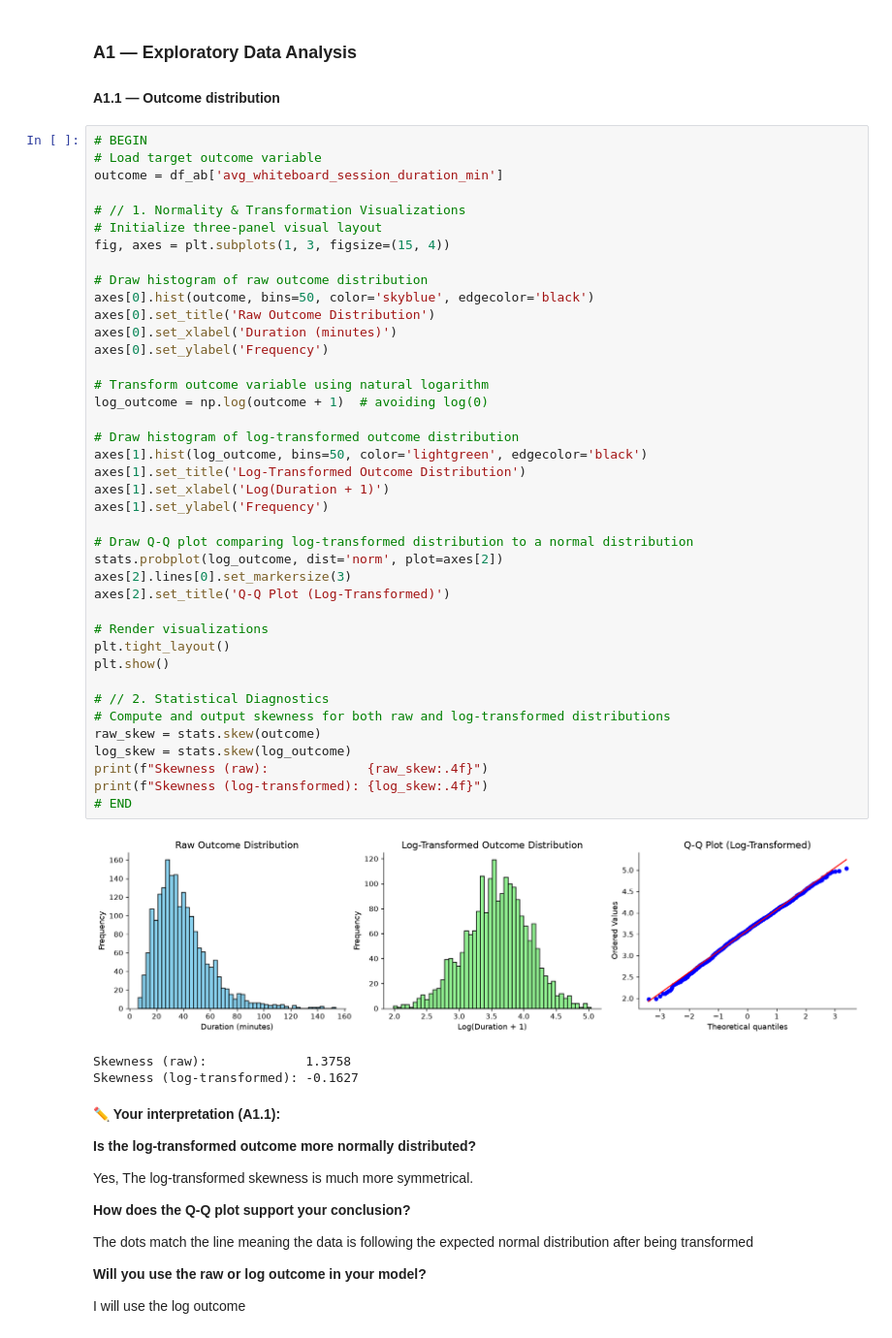
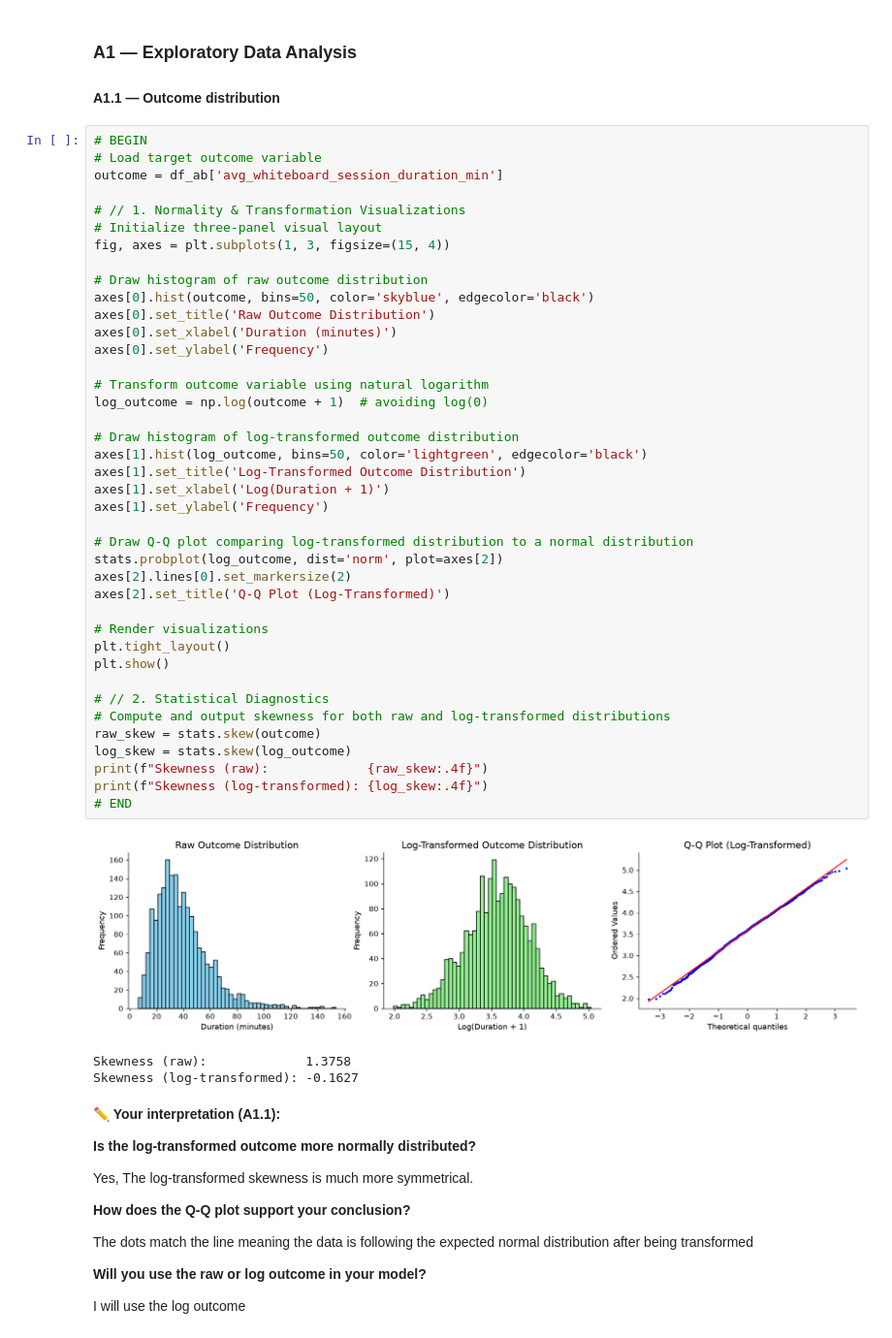
Before and after one commit to MarcusC2003/IAT461-Assignment02, a Jupyter notebook: IAT461_A2_Scaffold_empty.ipynb, the cells around one changed output. Shown at 97% size. Drawn from its saved outputs; the diff is of its cells as text.

```diff
--- a/IAT461_A2_Scaffold_empty.ipynb
+++ b/IAT461_A2_Scaffold_empty.ipynb
@@ -143,35 +143,35 @@ fig, axes = plt.subplots(1, 3, figsize=(15, 4))
 axes[0].hist(outcome, bins=50, color='skyblue', edgecolor='black')
 axes[0].set_title('Raw Outcome Distribution')
 axes[0].set_xlabel('Duration (minutes)')
 axes[0].set_ylabel('Frequency')
 
 # Transform outcome variable using natural logarithm
 log_outcome = np.log(outcome + 1)  # avoiding log(0)
 
 # Draw histogram of log-transformed outcome distribution
 axes[1].hist(log_outcome, bins=50, color='lightgreen', edgecolor='black')
 axes[1].set_title('Log-Transformed Outcome Distribution')
 axes[1].set_xlabel('Log(Duration + 1)')
 axes[1].set_ylabel('Frequency')
 
 # Draw Q-Q plot comparing log-transformed distribution to a normal distribution
 stats.probplot(log_outcome, dist='norm', plot=axes[2])
-axes[2].lines[0].set_markersize(3)
+axes[2].lines[0].set_markersize(2)
 axes[2].set_title('Q-Q Plot (Log-Transformed)')
 
 # Render visualizations
 plt.tight_layout()
 plt.show()
 
 # // 2. Statistical Diagnostics
 # Compute and output skewness for both raw and log-transformed distributions
 raw_skew = stats.skew(outcome)
 log_skew = stats.skew(log_outcome)
 print(f"Skewness (raw):             {raw_skew:.4f}")
 print(f"Skewness (log-transformed): {log_skew:.4f}")
 # END
 # %% [output]
-[figure, old version]
+[figure, new version]
 Skewness (raw):             1.3758
 Skewness (log-transformed): -0.1627
 # %% [markdown]
```
Also changed, not shown: parts of 27 cells of this notebook.
